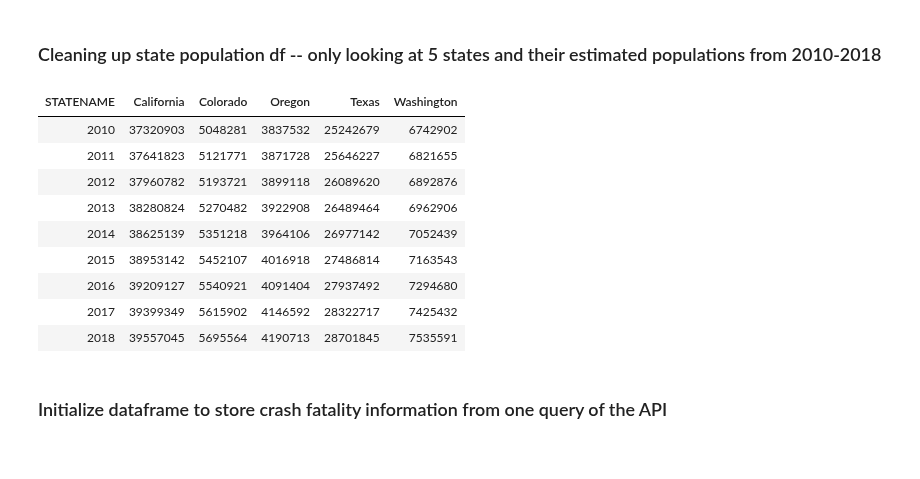
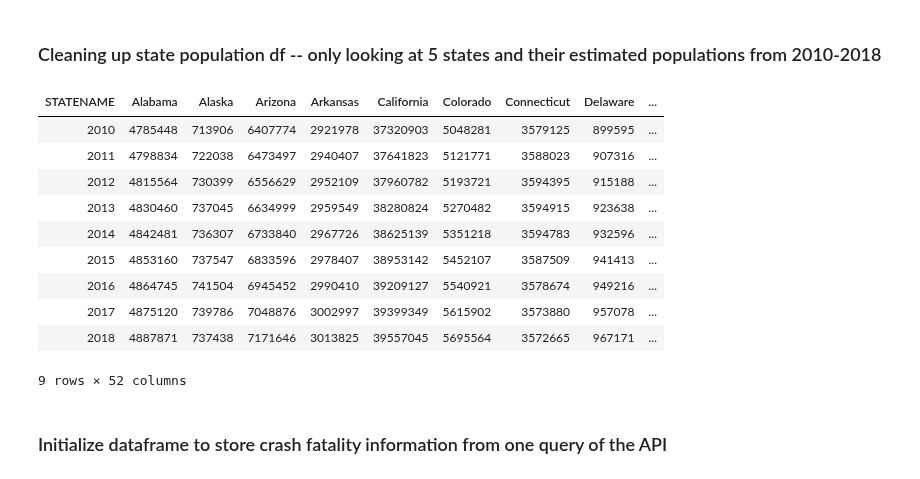
Before and after one commit to epayne323/ProjectOneRepo, a Jupyter notebook: Notebooks/working_EP.ipynb, the cells around one changed output. Drawn from its saved outputs; the diff is of its cells as text; code cells hidden in the pictures.

```diff
--- a/Notebooks/working_EP.ipynb
+++ b/Notebooks/working_EP.ipynb
@@ -49,29 +50,31 @@ crash_years = [str(x) for x in range(2010, 2019,1)]
 # %% [markdown]
 ### Cleaning up state population df -- only looking at 5 states and their estimated populations from 2010-2018
 # %%
-state_populations_df = populations_df.loc[populations_df["CTYNAME"].isin(state_colors.keys()), :]
+# state_populations_df = populations_df.loc[populations_df["CTYNAME"].isin(state_colors.keys()), :]
+state_populations_df = populations_df.loc[populations_df["CTYNAME"]==populations_df["STNAME"],:]
 state_populations_df = state_populations_df.iloc[:, 5:18]
 state_populations_df.drop(["CTYNAME","CENSUS2010POP","ESTIMATESBASE2010"], axis=1, inplace=True)
 state_populations_df.rename(columns = {"STNAME":"STATENAME", "POPESTIMATE2010":"2010",
                                        "POPESTIMATE2011":"2011", "POPESTIMATE2012":"2012",
                                        "POPESTIMATE2013":"2013", "POPESTIMATE2014":"2014",
                                        "POPESTIMATE2015":"2015", "POPESTIMATE2016":"2016",
                                        "POPESTIMATE2017":"2017", "POPESTIMATE2018":"2018"}, inplace=True)
 state_populations_df = state_populations_df.transpose()
 state_populations_df.columns = state_populations_df.iloc[0,:]
 state_populations_df.drop(state_populations_df.index[0], inplace=True)
 state_populations_df
 # %% [output]
-| STATENAME | California | Colorado | Oregon | Texas | Washington |
-| 2010 | 37320903 | 5048281 | 3837532 | 25242679 | 6742902 |
-| 2011 | 37641823 | 5121771 | 3871728 | 25646227 | 6821655 |
-| 2012 | 37960782 | 5193721 | 3899118 | 26089620 | 6892876 |
-| 2013 | 38280824 | 5270482 | 3922908 | 26489464 | 6962906 |
-| 2014 | 38625139 | 5351218 | 3964106 | 26977142 | 7052439 |
-| 2015 | 38953142 | 5452107 | 4016918 | 27486814 | 7163543 |
-| 2016 | 39209127 | 5540921 | 4091404 | 27937492 | 7294680 |
-| 2017 | 39399349 | 5615902 | 4146592 | 28322717 | 7425432 |
-| 2018 | 39557045 | 5695564 | 4190713 | 28701845 | 7535591 |
+| STATENAME | Alabama | Alaska | Arizona | Arkansas | California | Colorado | Connecticut | Delaware | ... |
+| 2010 | 4785448 | 713906 | 6407774 | 2921978 | 37320903 | 5048281 | 3579125 | 899595 | ... |
+| 2011 | 4798834 | 722038 | 6473497 | 2940407 | 37641823 | 5121771 | 3588023 | 907316 | ... |
+| 2012 | 4815564 | 730399 | 6556629 | 2952109 | 37960782 | 5193721 | 3594395 | 915188 | ... |
+| 2013 | 4830460 | 737045 | 6634999 | 2959549 | 38280824 | 5270482 | 3594915 | 923638 | ... |
+| 2014 | 4842481 | 736307 | 6733840 | 2967726 | 38625139 | 5351218 | 3594783 | 932596 | ... |
+| 2015 | 4853160 | 737547 | 6833596 | 2978407 | 38953142 | 5452107 | 3587509 | 941413 | ... |
+| 2016 | 4864745 | 741504 | 6945452 | 2990410 | 39209127 | 5540921 | 3578674 | 949216 | ... |
+| 2017 | 4875120 | 739786 | 7048876 | 3002997 | 39399349 | 5615902 | 3573880 | 957078 | ... |
+| 2018 | 4887871 | 737438 | 7171646 | 3013825 | 39557045 | 5695564 | 3572665 | 967171 | ... |
+9 rows × 52 columns
 # %% [markdown]
 ### Initialize dataframe to store crash fatality information from one query of the API
 # %%
```
Also changed, not shown: parts of 14 cells of this notebook, 8 other files.
